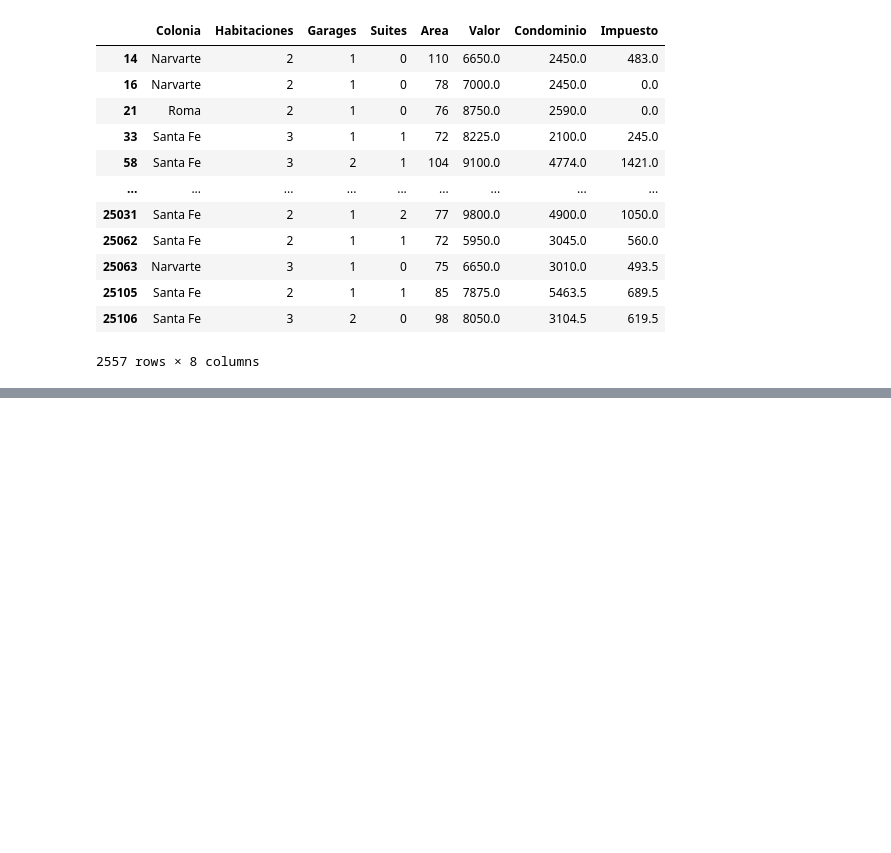
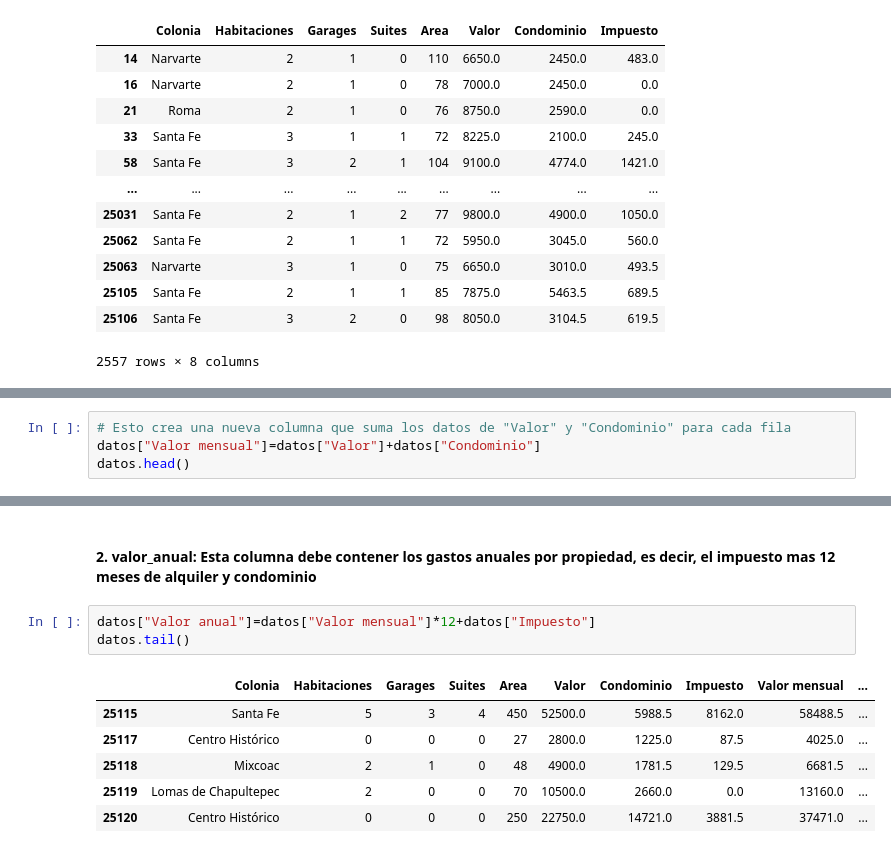
Before and after one commit to Kross363/Python-Data-Science, a Jupyter notebook: Pandas_biblioteca.ipynb, the cells around one changed output, grey strips where cells are left out. Drawn from its saved outputs; the diff is of its cells as text; blank space fills up the shorter version.

```diff
--- a/Pandas_biblioteca.ipynb
+++ b/Pandas_biblioteca.ipynb
@@ -354,0 +367,4 @@ seleccion_2
+# %%
+# Esto crea una nueva columna que suma los datos de "Valor" y "Condominio" para cada fila
+datos["Valor mensual"]=datos["Valor"]+datos["Condominio"]
+datos.head()
@@ -354,0 +378,12 @@ seleccion_2
+# %% [markdown]
+#### 2. valor_anual: Esta columna debe contener los gastos anuales por propiedad, es decir, el impuesto mas 12 meses de alquiler y condominio
+# %%
+datos["Valor anual"]=datos["Valor mensual"]*12+datos["Impuesto"]
+datos.tail()
+# %% [output]
+|  | Colonia | Habitaciones | Garages | Suites | Area | Valor | Condominio | Impuesto | Valor mensual | ... |
+| 25115 | Santa Fe | 5 | 3 | 4 | 450 | 52500.0 | 5988.5 | 8162.0 | 58488.5 | ... |
+| 25117 | Centro Histórico | 0 | 0 | 0 | 27 | 2800.0 | 1225.0 | 87.5 | 4025.0 | ... |
+| 25118 | Mixcoac | 2 | 1 | 0 | 48 | 4900.0 | 1781.5 | 129.5 | 6681.5 | ... |
+| 25119 | Lomas de Chapultepec | 2 | 0 | 0 | 70 | 10500.0 | 2660.0 | 0.0 | 13160.0 | ... |
+| 25120 | Centro Histórico | 0 | 0 | 0 | 250 | 22750.0 | 14721.0 | 3881.5 | 37471.0 | ... |
```
Also changed, not shown: parts of 14 cells of this notebook.
